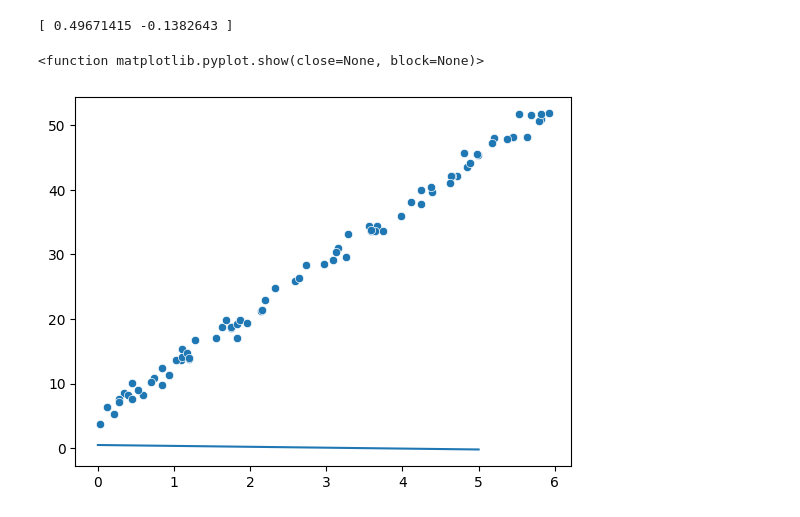
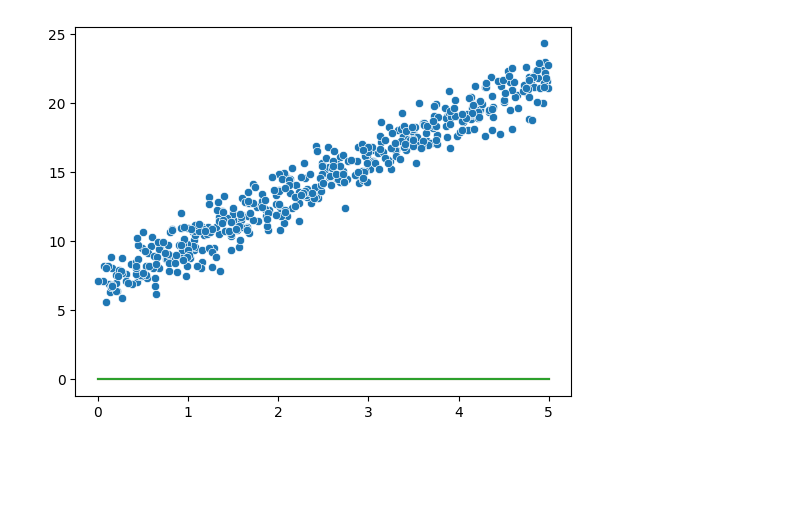
Before and after one commit to JankoBascarevic/Masinsko-Ucenje, a Jupyter notebook: Gradijentni_spust_u_linearnoj_regresiji.ipynb, the cells around one changed output. Saved outputs shown, nothing was run; the diff lists cells and outputs as text; code cells hidden in the pictures; blank space fills up the shorter version.

```diff
--- a/Gradijentni_spust_u_linearnoj_regresiji.ipynb
+++ b/Gradijentni_spust_u_linearnoj_regresiji.ipynb
@@ -1,35 +1,32 @@
 # %% [markdown]
 <a href="https://colab.research.google.com/github/JankoBascarevic/Masinsko-Ucenje/blob/main/Gradijentni_spust_u_linearnoj_regresiji.ipynb" target="_parent"><img src="https://colab.research.google.com/assets/colab-badge.svg" alt="Open In Colab"/></a>
-# %%
-from sklearn.model_selection import train_test_split
-from  sklearn.metrics import mean_squared_error
-import numpy as np
-
-np.random.seed(42)
-
-theta = np.random.randn(2)
-
-epohe = 70
-eta=0.01
-
-print(theta)
-# %% [output]
-[ 0.49671415 -0.1382643 ]
 # %%
-%matplotlib inline
 import seaborn as sns
 import matplotlib.pyplot as plt
+import numpy as np
 
-n_slucajeva=80
-X=6*np.random.rand(n_slucajeva)
-y=5+8*X+np.random.randn(n_slucajeva)
+# Generisanje skupa podataka
+n_slucajeva = 500
+X = 5 * np.random.rand(n_slucajeva)
+y = 7 + 3 * X + np.random.randn(n_slucajeva)
 
-space=np.linspace(0,5,)
+gd_model = np.zeros(2) # model koji se obucava gradijentnim spustom
+sgd_model = np.zeros(2) * 3 # model koji se obucava stohastickim gradijentnim spustom
+mbgd_model = np.zeros(2) * 3 # model koji se obucava mini-batch gradijentnim spustom
 
-y_line = theta[0] + (theta[1]*space)
-sns.scatterplot(x=X,y=y)
-sns.lineplot(x=space,y=y_line)
-plt.show
+space = np.linspace(0,5)
+
+gd_y = gd_model[0] + gd_model[1] * space
+sgd_y = sgd_model[0] + sgd_model[1] * space
+mbgd_y = mbgd_model[0] + mbgd_model[1] * space
+
+# prikaz podataka
+sns.scatterplot(x=X, y=y)
+
+# prikaz modela
+sns.lineplot(x=space, y=gd_y)
+sns.lineplot(x=space, y=sgd_y)
+sns.lineplot(x=space, y=mbgd_y)
+plt.show()
 # %% [output]
-<function matplotlib.pyplot.show(close=None, block=None)>
-[figure, old version]
+[figure, new version]
```
Also changed, not shown: parts of 24 cells of this notebook.
